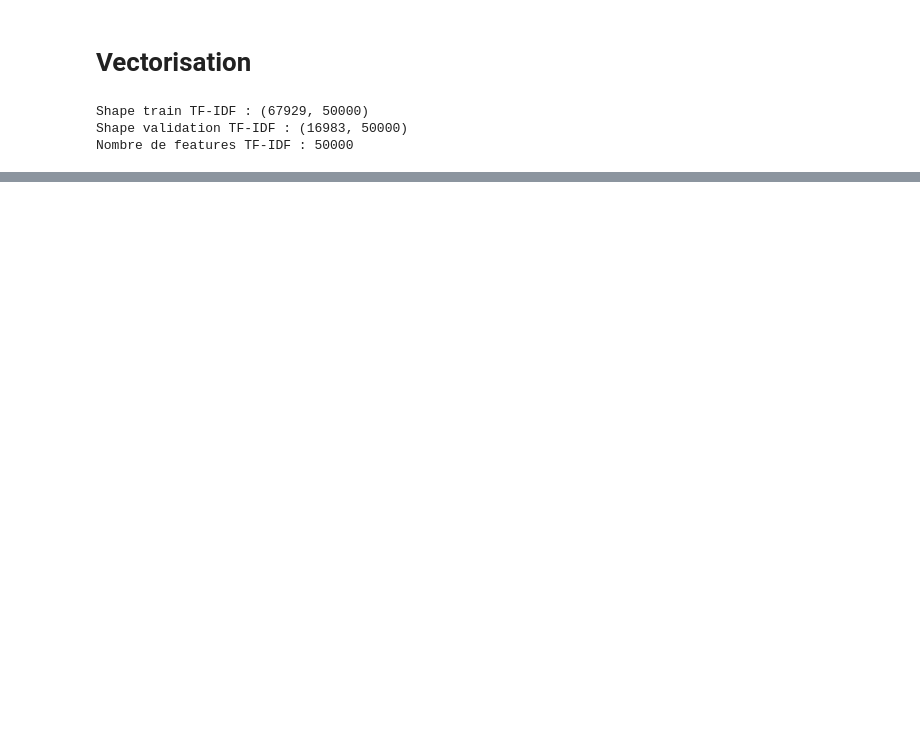
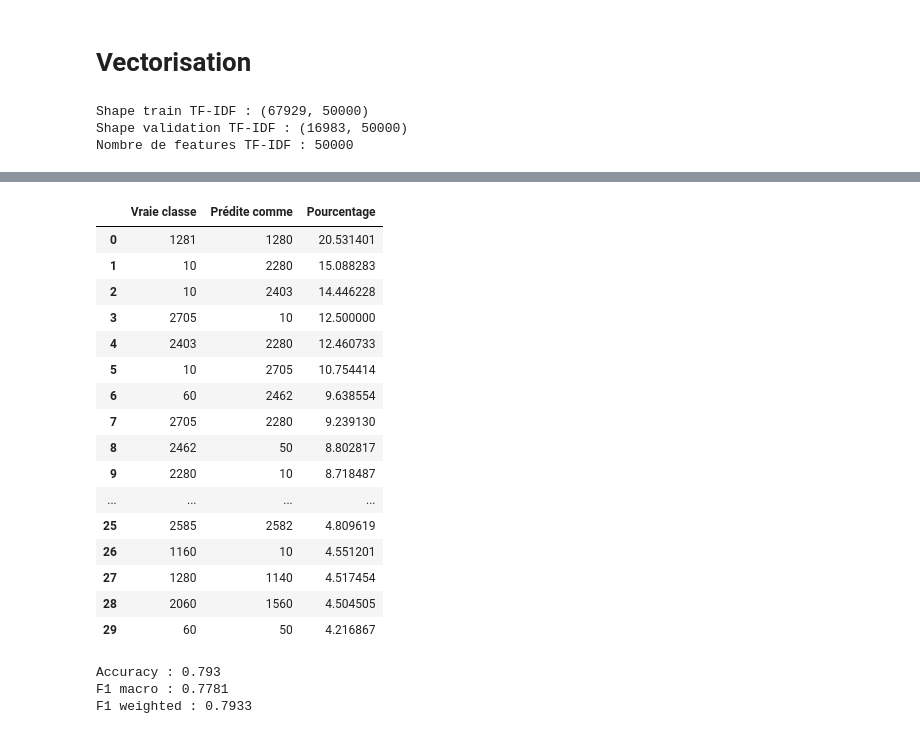
Before and after one commit to DataScientest-Studio/sep25_alt2_iia_rakuten_2, a Jupyter notebook: Exploration_donnees_&_Dataviz/Preprocess_FeatureEng_txt.ipynb, the cells around one changed output, grey strips where cells are left out. Cells and saved outputs as stored; diff of their text form; code cells hidden in the pictures; blank space fills up the shorter version.

Commit message:
Premiers modèles txt

```diff
--- a/Exploration_donnees_&_Dataviz/Preprocess_FeatureEng_txt.ipynb
+++ b/Exploration_donnees_&_Dataviz/Preprocess_FeatureEng_txt.ipynb
@@ -565,0 +601,57 @@ Nombre de features TF-IDF : 50000
+# %%
+confusions = []
+
+for i, vraie_classe in enumerate(labels):
+    for j, classe_predite in enumerate(labels):
+        if i != j and cm[i, j] > 0:
+            confusions.append({
+                "Vraie classe": vraie_classe,
+                "Prédite comme": classe_predite,
+                "Pourcentage": cm[i, j] * 100
+            })
+
+confusions_df = (
+    pd.DataFrame(confusions)
+    .sort_values("Pourcentage", ascending=False)
+    .reset_index(drop=True)
+)
+
+display(confusions_df.head(30))
+# %% [output]
+|  | Vraie classe | Prédite comme | Pourcentage |
+| 0 | 1281 | 1280 | 20.531401 |
+| 1 | 10 | 2280 | 15.088283 |
+| 2 | 10 | 2403 | 14.446228 |
+| 3 | 2705 | 10 | 12.500000 |
+| 4 | 2403 | 2280 | 12.460733 |
+| 5 | 10 | 2705 | 10.754414 |
+| 6 | 60 | 2462 | 9.638554 |
+| 7 | 2705 | 2280 | 9.239130 |
+| 8 | 2462 | 50 | 8.802817 |
+| 9 | 2280 | 10 | 8.718487 |
+| ... | ... | ... | ... |
+| 25 | 2585 | 2582 | 4.809619 |
+| 26 | 1160 | 10 | 4.551201 |
+| 27 | 1280 | 1140 | 4.517454 |
+| 28 | 2060 | 1560 | 4.504505 |
+| 29 | 60 | 50 | 4.216867 |
+# %%
+# Modèle 2 : Logistic Regression
+
+model_lr = LogisticRegression(
+    max_iter=1000,
+    n_jobs=-1,
+    random_state=42
+)
+
+model_lr.fit(X_train_tfidf, y_train)
+
+y_pred_lr = model_lr.predict(X_val_tfidf)
+
+print("Accuracy :", round(accuracy_score(y_val, y_pred_lr), 4))
+print("F1 macro :", round(f1_score(y_val, y_pred_lr, average="macro"), 4))
+print("F1 weighted :", round(f1_score(y_val, y_pred_lr, average="weighted"), 4))
+# %% [output]
+Accuracy : 0.793
+F1 macro : 0.7781
+F1 weighted : 0.7933
```
Also changed, not shown: parts of 13 cells of this notebook.
